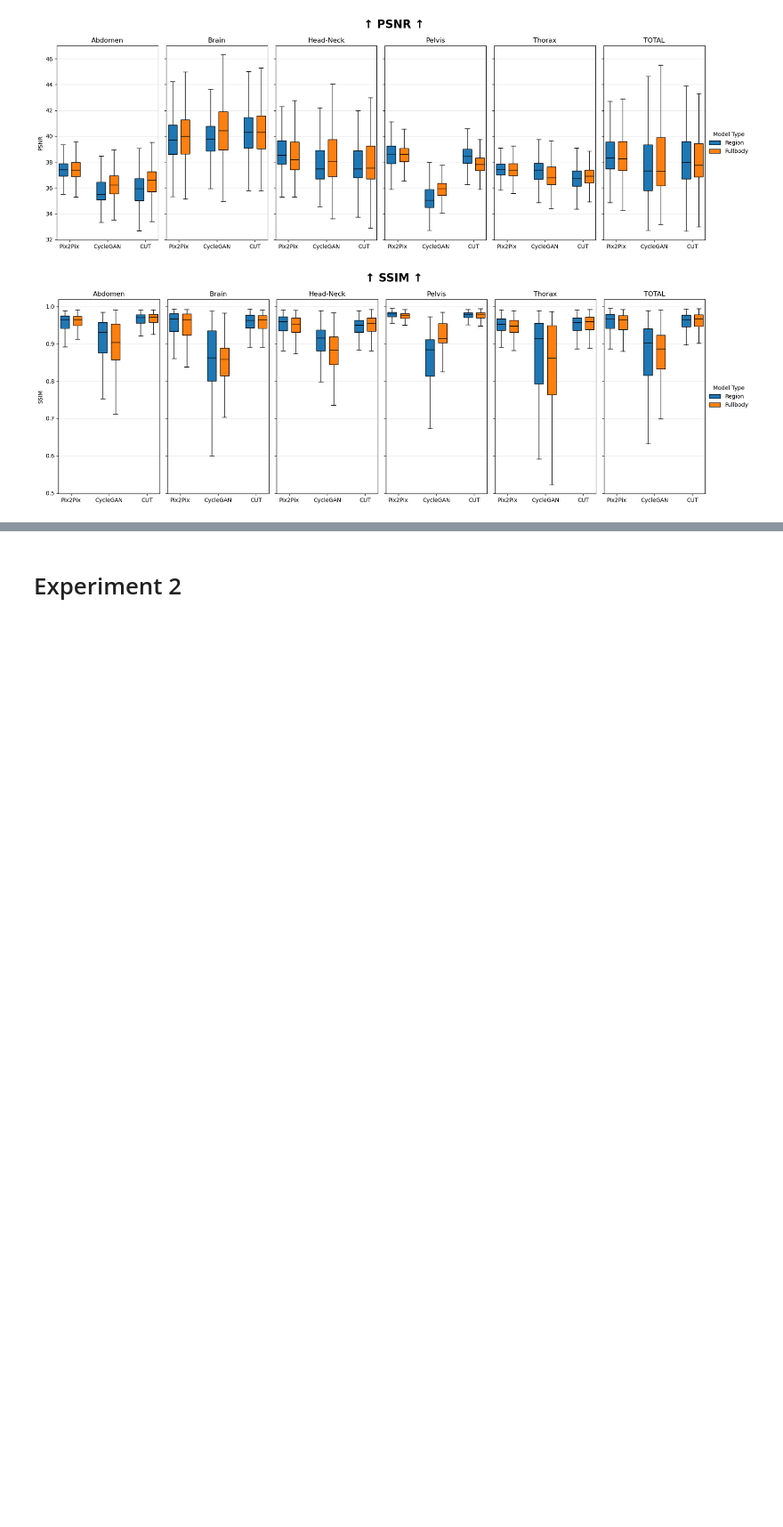
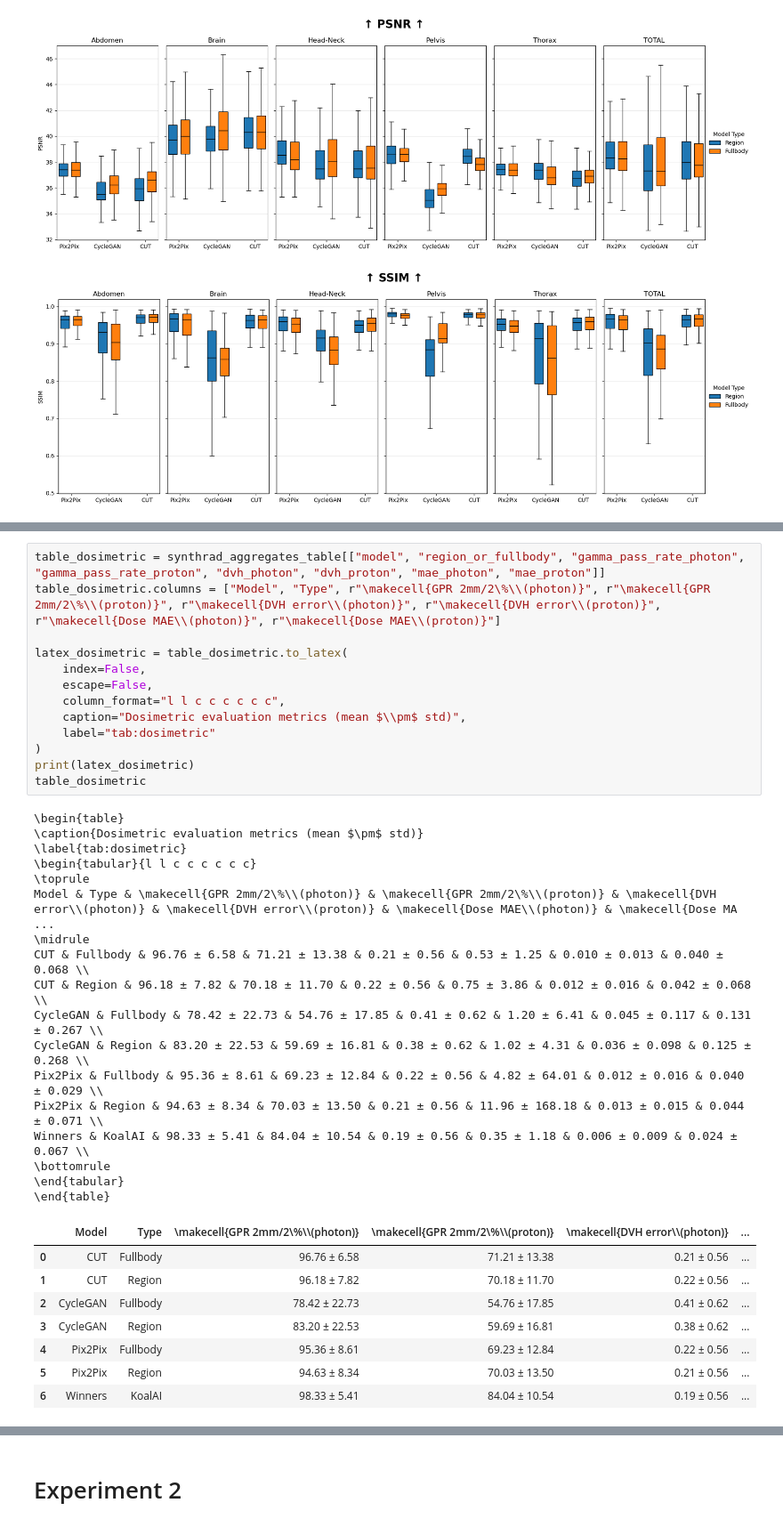
Before and after one commit to NicSchuler/fullbody-sCT, a Jupyter notebook: training/checkpoints/visualize_testing_results.ipynb, the cells around one changed output, grey strips where cells are left out. Shown at 89% size. Drawn from its saved outputs; the diff is of its cells as text; blank space fills up the shorter version.

```diff
--- a/training/checkpoints/visualize_testing_results.ipynb
+++ b/training/checkpoints/visualize_testing_results.ipynb
@@ -578,0 +805,39 @@ cut_synthrad_HN_final: dropping 8.39% of rows (247 slices) due to missing values
+# %%
+table_dosimetric = synthrad_aggregates_table[["model", "region_or_fullbody", "gamma_pass_rate_photon", "gamma_pass_rate_proton", "dvh_photon", "dvh_proton", "mae_photon", "mae_proton"]]
+table_dosimetric.columns = ["Model", "Type", r"\makecell{GPR 2mm/2\%\\(photon)}", r"\makecell{GPR 2mm/2\%\\(proton)}", r"\makecell{DVH error\\(photon)}", r"\makecell{DVH error\\(proton)}", r"\makecell{Dose MAE\\(photon)}", r"\makecell{Dose MAE\\(proton)}"]
+
+latex_dosimetric = table_dosimetric.to_latex(
+    index=False,
+    escape=False,
+    column_format="l l c c c c c c",
+    caption="Dosimetric evaluation metrics (mean $\\pm$ std)",
+    label="tab:dosimetric"
+)
+print(latex_dosimetric)
+table_dosimetric
+# %% [output]
+\begin{table}
+\caption{Dosimetric evaluation metrics (mean $\pm$ std)}
+\label{tab:dosimetric}
+\begin{tabular}{l l c c c c c c}
+\toprule
+Model & Type & \makecell{GPR 2mm/2\%\\(photon)} & \makecell{GPR 2mm/2\%\\(proton)} & \makecell{DVH error\\(photon)} & \makecell{DVH error\\(proton)} & \makecell{Dose MAE\\(photon)} & \makecell{Dose MA ...
+\midrule
+CUT & Fullbody & 96.76 ± 6.58 & 71.21 ± 13.38 & 0.21 ± 0.56 & 0.53 ± 1.25 & 0.010 ± 0.013 & 0.040 ± 0.068 \\
+CUT & Region & 96.18 ± 7.82 & 70.18 ± 11.70 & 0.22 ± 0.56 & 0.75 ± 3.86 & 0.012 ± 0.016 & 0.042 ± 0.068 \\
+CycleGAN & Fullbody & 78.42 ± 22.73 & 54.76 ± 17.85 & 0.41 ± 0.62 & 1.20 ± 6.41 & 0.045 ± 0.117 & 0.131 ± 0.267 \\
+CycleGAN & Region & 83.20 ± 22.53 & 59.69 ± 16.81 & 0.38 ± 0.62 & 1.02 ± 4.31 & 0.036 ± 0.098 & 0.125 ± 0.268 \\
+Pix2Pix & Fullbody & 95.36 ± 8.61 & 69.23 ± 12.84 & 0.22 ± 0.56 & 4.82 ± 64.01 & 0.012 ± 0.016 & 0.040 ± 0.029 \\
+Pix2Pix & Region & 94.63 ± 8.34 & 70.03 ± 13.50 & 0.21 ± 0.56 & 11.96 ± 168.18 & 0.013 ± 0.015 & 0.044 ± 0.071 \\
+Winners & KoalAI & 98.33 ± 5.41 & 84.04 ± 10.54 & 0.19 ± 0.56 & 0.35 ± 1.18 & 0.006 ± 0.009 & 0.024 ± 0.067 \\
+\bottomrule
+\end{tabular}
+\end{table}
+|  | Model | Type | \makecell{GPR 2mm/2\%\\(photon)} | \makecell{GPR 2mm/2\%\\(proton)} | \makecell{DVH error\\(photon)} | ... |
+| 0 | CUT | Fullbody | 96.76 ± 6.58 | 71.21 ± 13.38 | 0.21 ± 0.56 | ... |
+| 1 | CUT | Region | 96.18 ± 7.82 | 70.18 ± 11.70 | 0.22 ± 0.56 | ... |
+| 2 | CycleGAN | Fullbody | 78.42 ± 22.73 | 54.76 ± 17.85 | 0.41 ± 0.62 | ... |
+| 3 | CycleGAN | Region | 83.20 ± 22.53 | 59.69 ± 16.81 | 0.38 ± 0.62 | ... |
+| 4 | Pix2Pix | Fullbody | 95.36 ± 8.61 | 69.23 ± 12.84 | 0.22 ± 0.56 | ... |
+| 5 | Pix2Pix | Region | 94.63 ± 8.34 | 70.03 ± 13.50 | 0.21 ± 0.56 | ... |
+| 6 | Winners | KoalAI | 98.33 ± 5.41 | 84.04 ± 10.54 | 0.19 ± 0.56 | ... |
```
Also changed, not shown: parts of 13 cells of this notebook, 9 other files.
